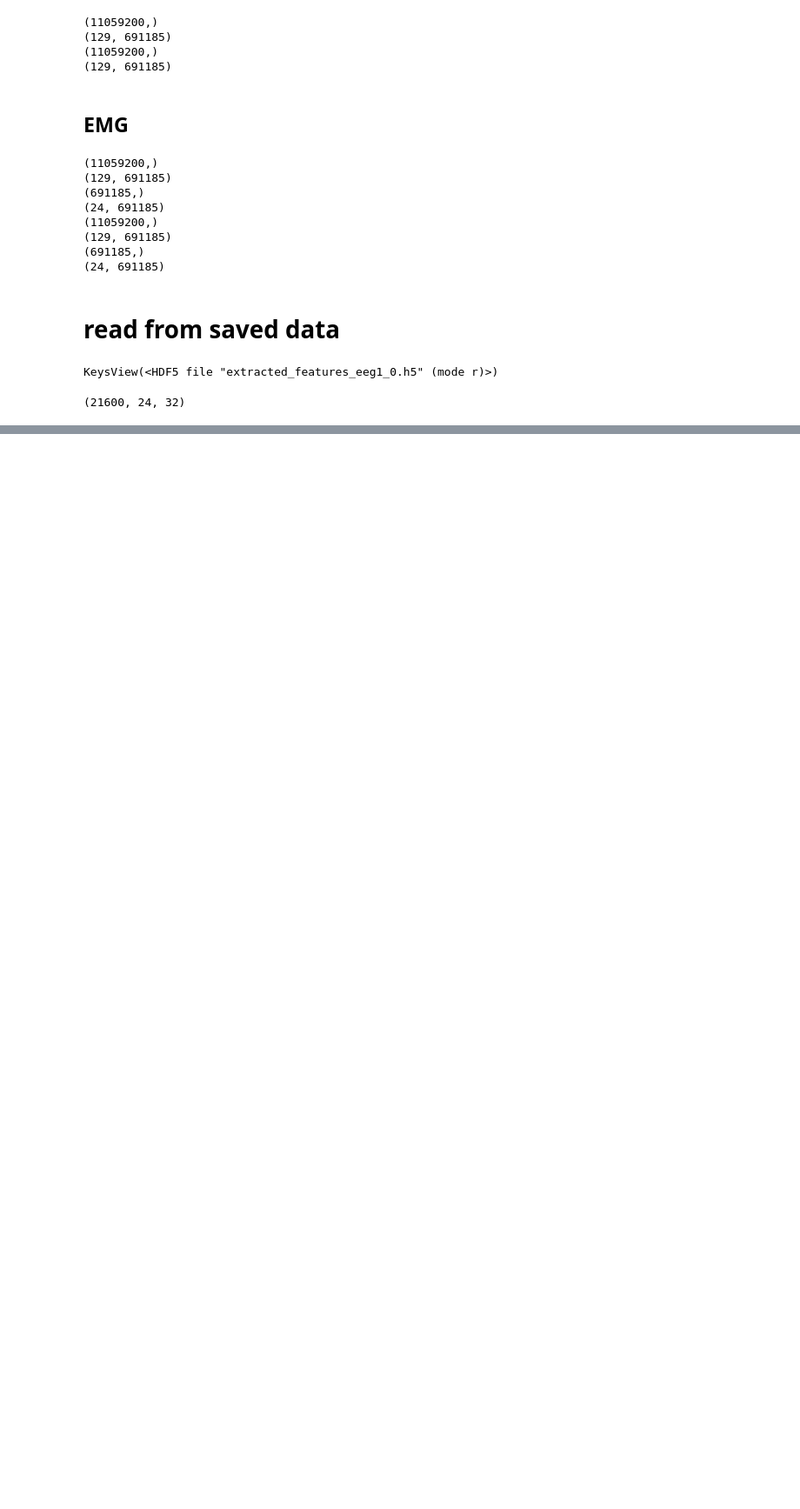
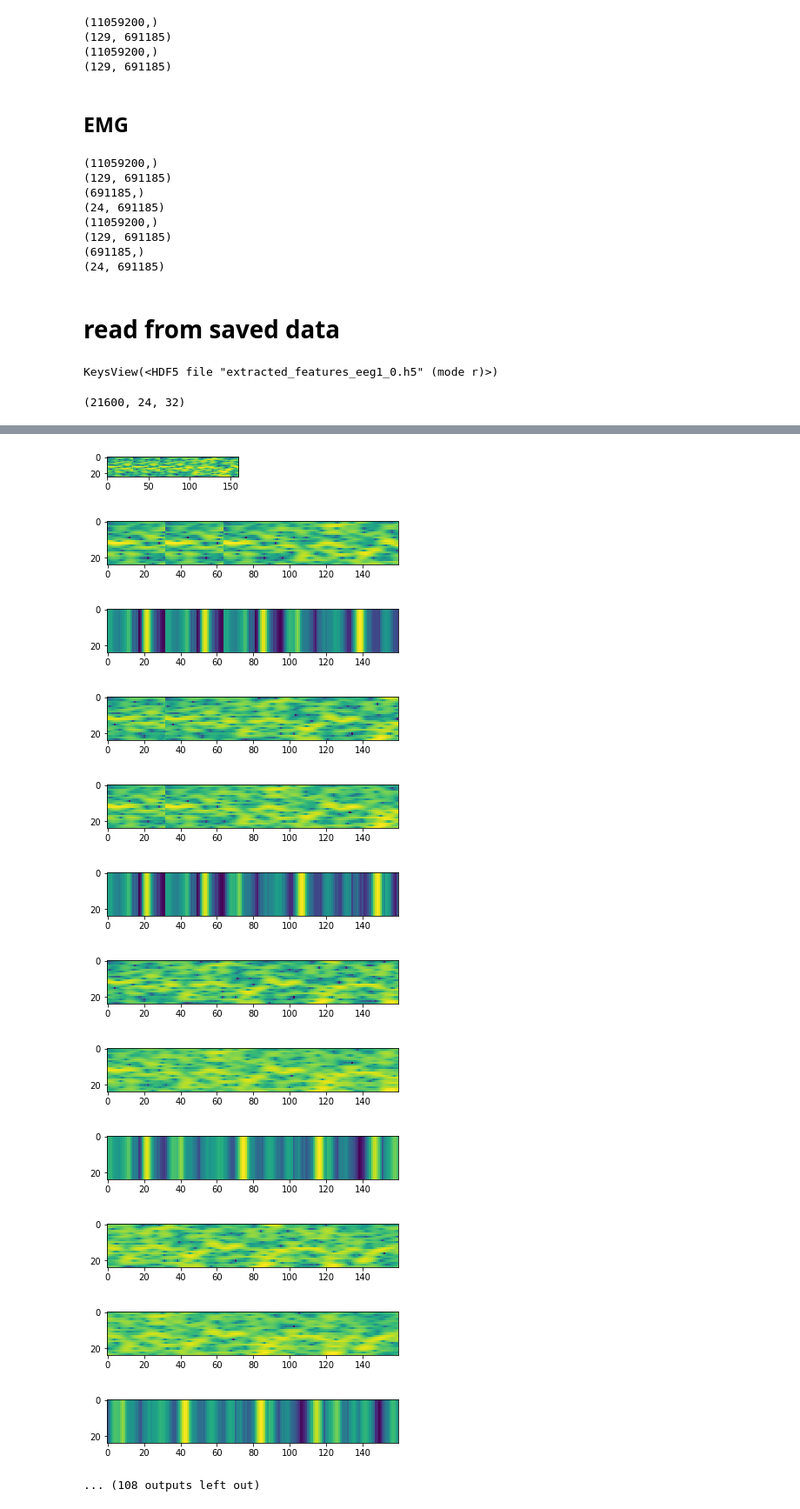
Before and after one commit to devpouya/AML, a Jupyter notebook: task4/task4.ipynb, the cells around one changed output, grey strips where cells are left out. Shown at 87% size. Saved outputs shown, nothing was run; the diff lists cells and outputs as text; code cells hidden in the pictures; blank space fills up the shorter version.

```diff
--- a/task4/task4.ipynb
+++ b/task4/task4.ipynb
@@ -394,0 +510,2 @@ todo
+# %%
+training_data_0 = make_training_data_for_subject(subject=0,training_or_test='training')
@@ -394,0 +517,30 @@ todo
+# %%
+import numpy as np
+import matplotlib.pyplot as plt
+
+w=10
+h=10
+fig=plt.figure(figsize=(50, 20))
+columns = 1
+rows = 40
+for j in range(rows):
+    for i in range(0, 3):
+        #img = training_data_0[i,0,:,32:160]-training_data_0[i+1,0,:,0:128]
+        img = training_data_0[j,i]
+        fig.add_subplot(rows, columns, i+1)
+        plt.imshow(img)
+        plt.show()
+# %% [output]
+[figure, added]
+[figure, added]
+[figure, added]
+[figure, added]
+[figure, added]
+[figure, added]
+[figure, added]
+[figure, added]
+[figure, added]
+[figure, added]
+[figure, added]
+[figure, added]
+... (108 outputs left out)
```
Also changed, not shown: parts of 22 cells of this notebook.
